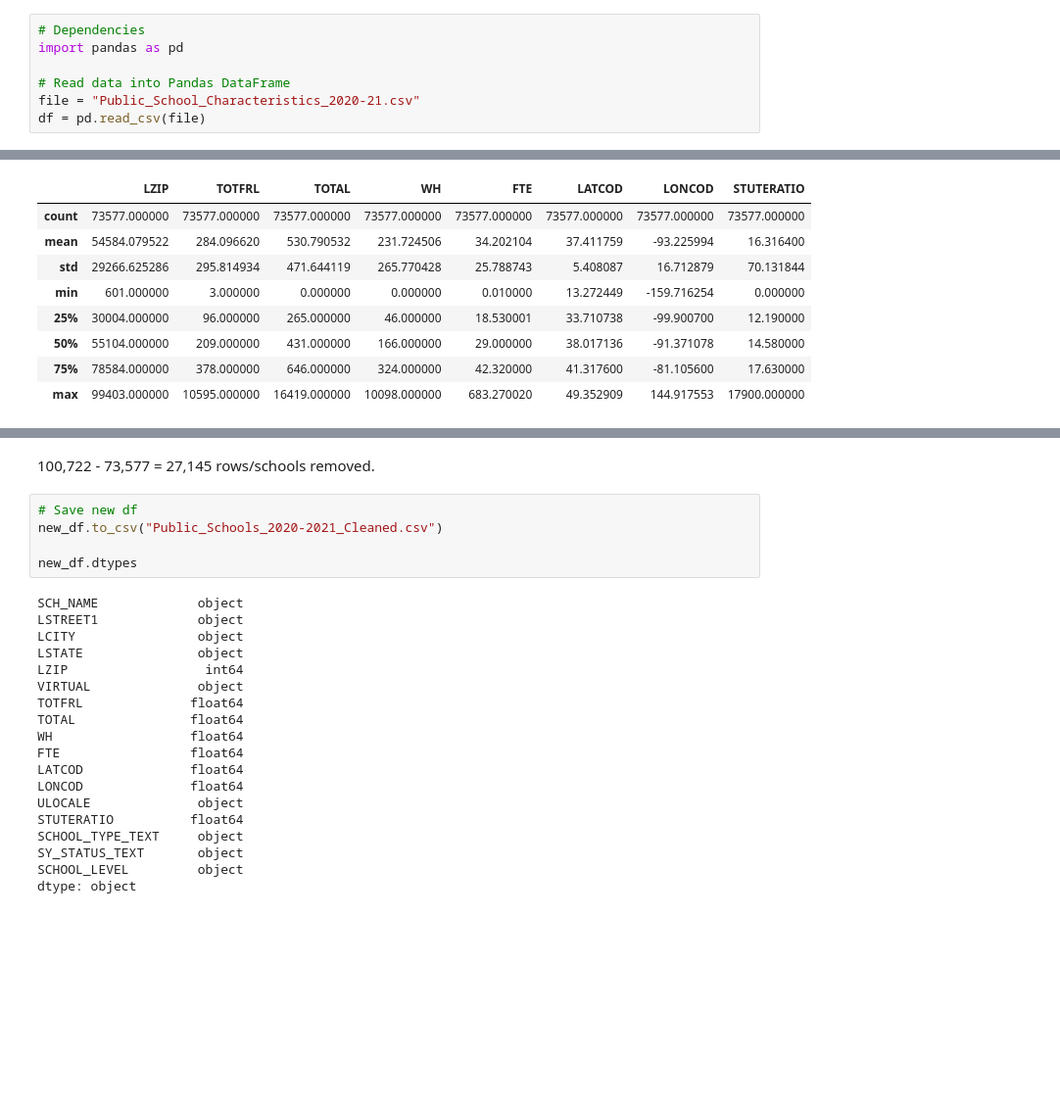
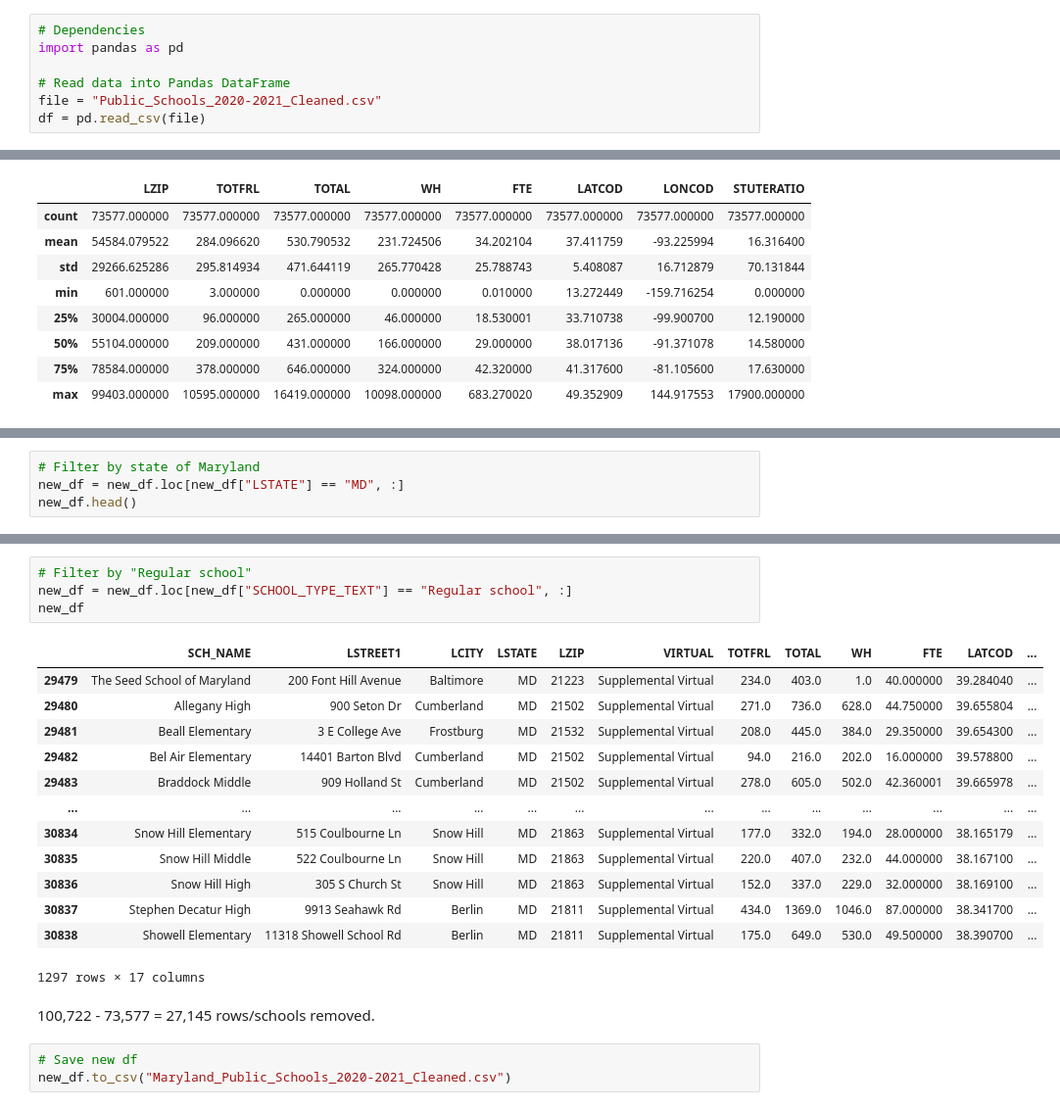
Before and after one commit to djdata2022/Project-2-Data-Visualization, a Jupyter notebook: schools_cleaning.ipynb, the cells around one changed output, grey strips where cells are left out. Shown at 98% size. Cells and saved outputs as stored; diff of their text form; blank space fills up the shorter version.

Commit message:
filtered data to Maryland only

```diff
--- a/schools_cleaning.ipynb
+++ b/schools_cleaning.ipynb
@@ -3,7 +3,7 @@
 import pandas as pd
 
 # Read data into Pandas DataFrame
-file = "Public_School_Characteristics_2020-21.csv"
+file = "Public_Schools_2020-2021_Cleaned.csv"
 df = pd.read_csv(file)
 # %%
 # Reduce to desired columns
@@ -58,0 +59,4 @@ red_df.describe()
+# %%
+# Filter by state of Maryland
+new_df = new_df.loc[new_df["LSTATE"] == "MD", :]
+new_df.head()
@@ -59,26 +70,23 @@ red_df.describe()
+# %%
+# Filter by "Regular school"
+new_df = new_df.loc[new_df["SCHOOL_TYPE_TEXT"] == "Regular school", :]
+new_df
+# %% [output]
+|  | SCH_NAME | LSTREET1 | LCITY | LSTATE | LZIP | VIRTUAL | TOTFRL | TOTAL | WH | FTE | LATCOD | ... |
+| 29479 | The Seed School of Maryland | 200 Font Hill Avenue | Baltimore | MD | 21223 | Supplemental Virtual | 234.0 | 403.0 | 1.0 | 40.000000 | 39.284040 | ... |
+| 29480 | Allegany High | 900 Seton Dr | Cumberland | MD | 21502 | Supplemental Virtual | 271.0 | 736.0 | 628.0 | 44.750000 | 39.655804 | ... |
+| 29481 | Beall Elementary | 3 E College Ave | Frostburg | MD | 21532 | Supplemental Virtual | 208.0 | 445.0 | 384.0 | 29.350000 | 39.654300 | ... |
+| 29482 | Bel Air Elementary | 14401 Barton Blvd | Cumberland | MD | 21502 | Supplemental Virtual | 94.0 | 216.0 | 202.0 | 16.000000 | 39.578800 | ... |
+| 29483 | Braddock Middle | 909 Holland St | Cumberland | MD | 21502 | Supplemental Virtual | 278.0 | 605.0 | 502.0 | 42.360001 | 39.665978 | ... |
+| ... | ... | ... | ... | ... | ... | ... | ... | ... | ... | ... | ... | ... |
+| 30834 | Snow Hill Elementary | 515 Coulbourne Ln | Snow Hill | MD | 21863 | Supplemental Virtual | 177.0 | 332.0 | 194.0 | 28.000000 | 38.165179 | ... |
+| 30835 | Snow Hill Middle | 522 Coulbourne Ln | Snow Hill | MD | 21863 | Supplemental Virtual | 220.0 | 407.0 | 232.0 | 44.000000 | 38.167100 | ... |
+| 30836 | Snow Hill High | 305 S Church St | Snow Hill | MD | 21863 | Supplemental Virtual | 152.0 | 337.0 | 229.0 | 32.000000 | 38.169100 | ... |
+| 30837 | Stephen Decatur High | 9913 Seahawk Rd | Berlin | MD | 21811 | Supplemental Virtual | 434.0 | 1369.0 | 1046.0 | 87.000000 | 38.341700 | ... |
+| 30838 | Showell Elementary | 11318 Showell School Rd | Berlin | MD | 21811 | Supplemental Virtual | 175.0 | 649.0 | 530.0 | 49.500000 | 38.390700 | ... |
+1297 rows × 17 columns
 # %% [markdown]
 100,722 - 73,577 = 27,145 rows/schools removed.
 # %%
 # Save new df
-new_df.to_csv("Public_Schools_2020-2021_Cleaned.csv")
-
-new_df.dtypes
+new_df.to_csv("Maryland_Public_Schools_2020-2021_Cleaned.csv")
-# %% [output]
-SCH_NAME             object
-LSTREET1             object
-LCITY                object
-LSTATE               object
-LZIP                  int64
-VIRTUAL              object
-TOTFRL              float64
-TOTAL               float64
-WH                  float64
-FTE                 float64
-LATCOD              float64
-LONCOD              float64
-ULOCALE              object
-STUTERATIO          float64
-SCHOOL_TYPE_TEXT     object
-SY_STATUS_TEXT       object
-SCHOOL_LEVEL         object
-dtype: object
```
Also changed, not shown: parts of 5 cells of this notebook, 2 other files.
